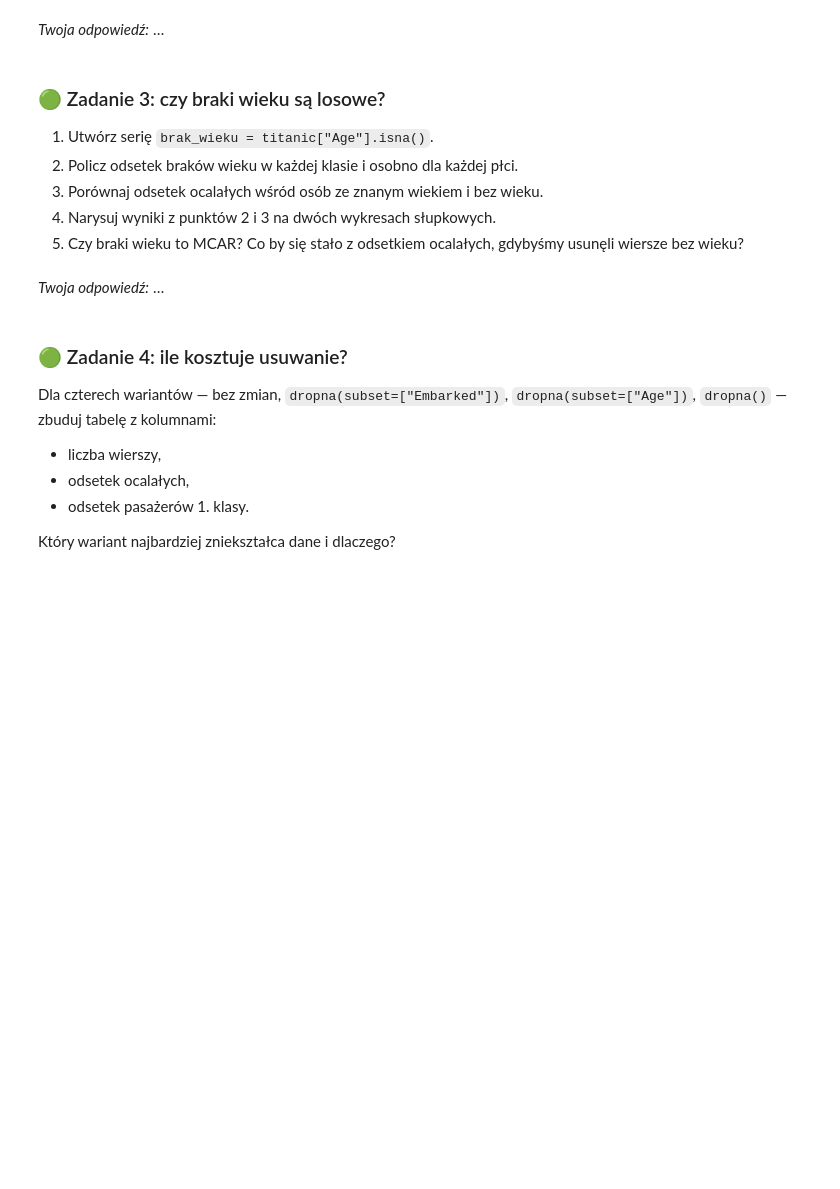
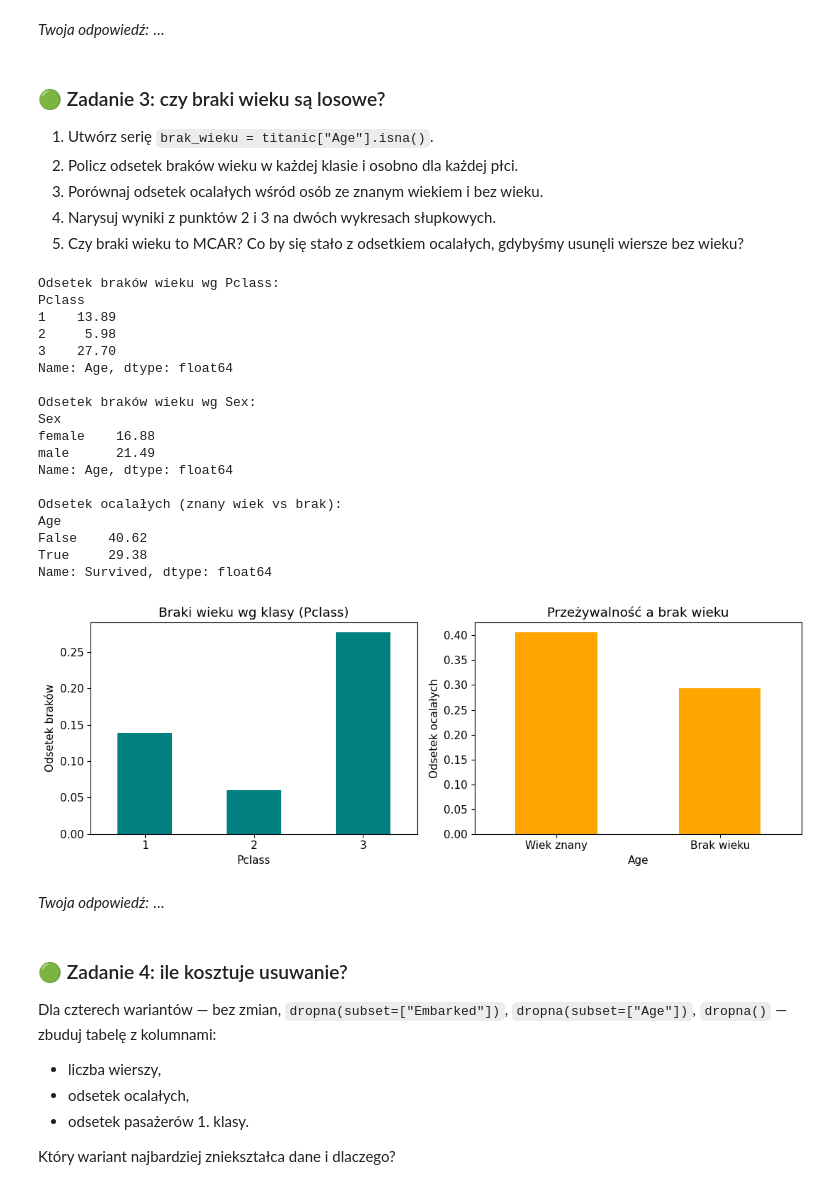
Before and after one commit to bobyysh/EksploracjaDanych, a Jupyter notebook: ED_braki_danych.ipynb, the cells around one changed output. Cells and saved outputs as stored; diff of their text form; code cells hidden in the pictures; blank space fills up the shorter version.

```diff
--- a/ED_braki_danych.ipynb
+++ b/ED_braki_danych.ipynb
@@ -118,7 +119,51 @@ plt.show()
 # %%
 brak_wieku = titanic["Age"].isna()
 
-# TODO
+#TODO
+
+print("Odsetek braków wieku wg Pclass:")
+print(brak_wieku.groupby(titanic["Pclass"]).mean().round(4) * 100)
+
+print("\nOdsetek braków wieku wg Sex:")
+print(brak_wieku.groupby(titanic["Sex"]).mean().round(4) * 100)
+
+print("\nOdsetek ocalałych (znany wiek vs brak):")
+print(titanic.groupby(brak_wieku)["Survived"].mean().round(4) * 100)
+
+fig, axes = plt.subplots(1, 2, figsize=(11, 4))
+
+brak_wieku.groupby(titanic["Pclass"]).mean().plot.bar(ax=axes[0], color='teal')
+axes[0].set_title('Braki wieku wg klasy (Pclass)')
+axes[0].set_ylabel('Odsetek braków')
+axes[0].set_xticklabels(axes[0].get_xticklabels(), rotation=0)
+
+titanic.groupby(brak_wieku)["Survived"].mean().plot.bar(ax=axes[1], color='orange')
+axes[1].set_title('Przeżywalność a brak wieku')
+axes[1].set_xticklabels(['Wiek znany', 'Brak wieku'], rotation=0)
+axes[1].set_ylabel('Odsetek ocalałych')
+
+plt.tight_layout()
+plt.show()
+# %% [output]
+Odsetek braków wieku wg Pclass:
+Pclass
+1    13.89
+2     5.98
+3    27.70
+Name: Age, dtype: float64
+
+Odsetek braków wieku wg Sex:
+Sex
+female    16.88
+male      21.49
+Name: Age, dtype: float64
+
+Odsetek ocalałych (znany wiek vs brak):
+Age
+False    40.62
+True     29.38
+Name: Survived, dtype: float64
+[figure, added]
 # %% [markdown]
 *Twoja odpowiedź:* …
 # %% [markdown]
```
Also changed, not shown: parts of 12 cells of this notebook.
